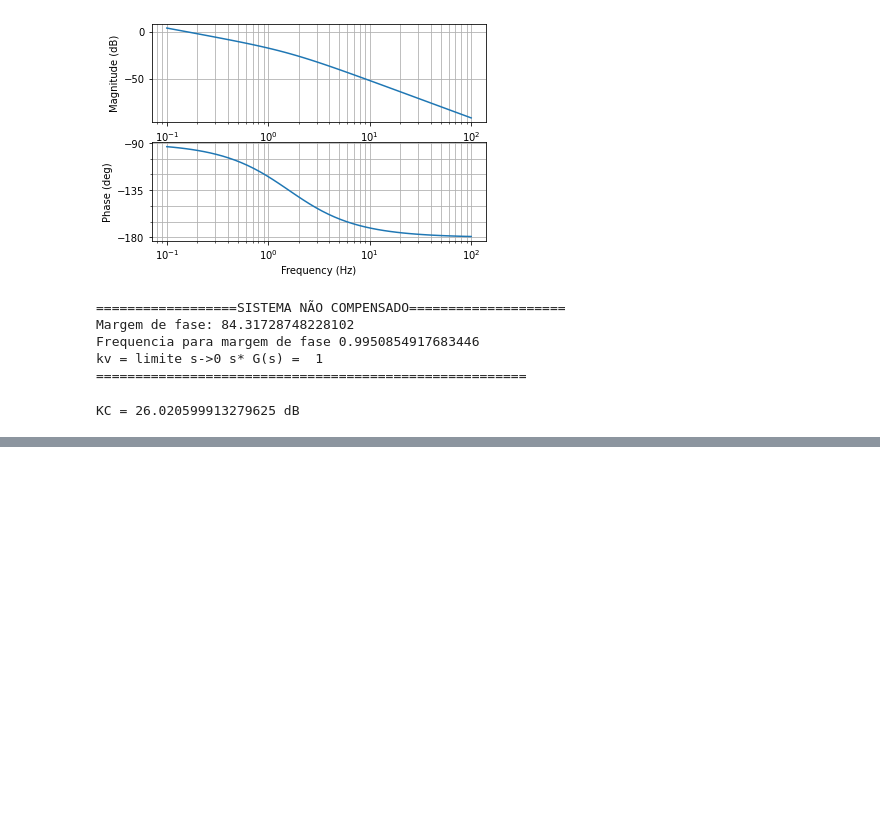
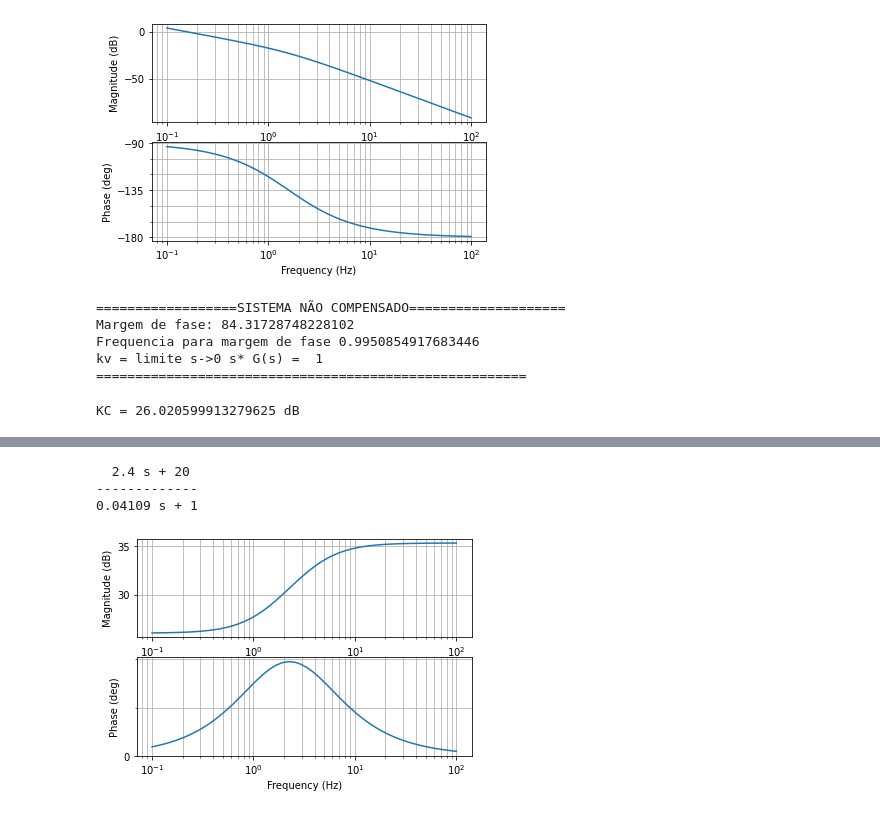
Before and after one commit to mfelippe/Python-Control-Systems, a Jupyter notebook: Projeto de Compensador no dominio da frequencia/trab_2_grupo_7.ipynb, the cells around one changed output, grey strips where cells are left out. Drawn from its saved outputs; the diff is of its cells as text; code cells hidden in the pictures; blank space fills up the shorter version.

```diff
--- a/Projeto de Compensador no dominio da frequencia/trab_2_grupo_7.ipynb
+++ b/Projeto de Compensador no dominio da frequencia/trab_2_grupo_7.ipynb
@@ -93,0 +147,18 @@ kv = limite s->0 s* G(s) =  20
+# %%
+#============= Montando o compensador com base nos dados obtidos
+#
+#                              Ts + 1
+#             C(s) = kc --------------------
+#                             aTs + 1
+#
+#=================================================================
+num = np.array([T,1])
+den = np.array([a*T,1])
+C_s = ctl.tf(kc*num,den)
+print(C_s)
+magc_s, phasec_s, omegac_s = ctl.bode(C_s)
+# %% [output]
+  2.4 s + 20
+-------------
+0.04109 s + 1
+[figure, added]
```
Also changed, not shown: parts of 12 cells of this notebook, 1 other file.
